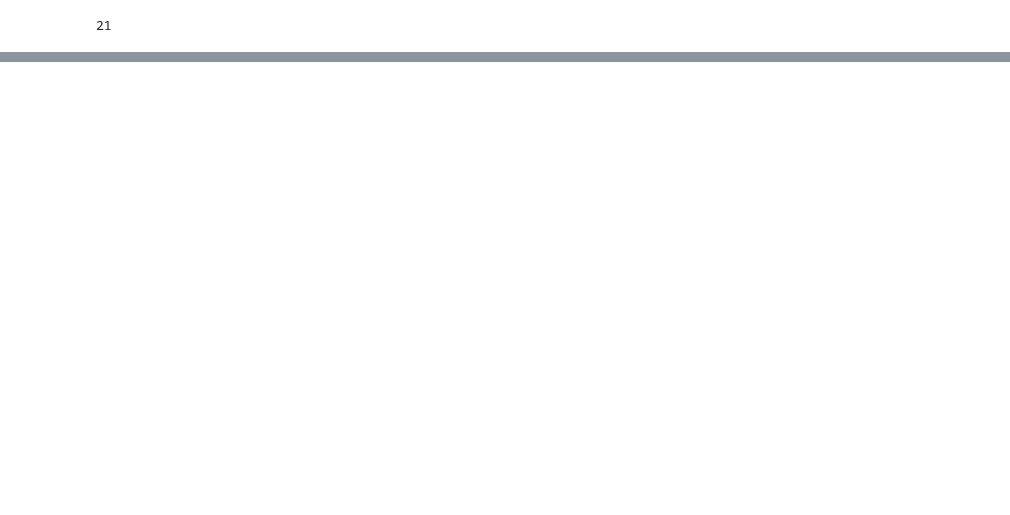
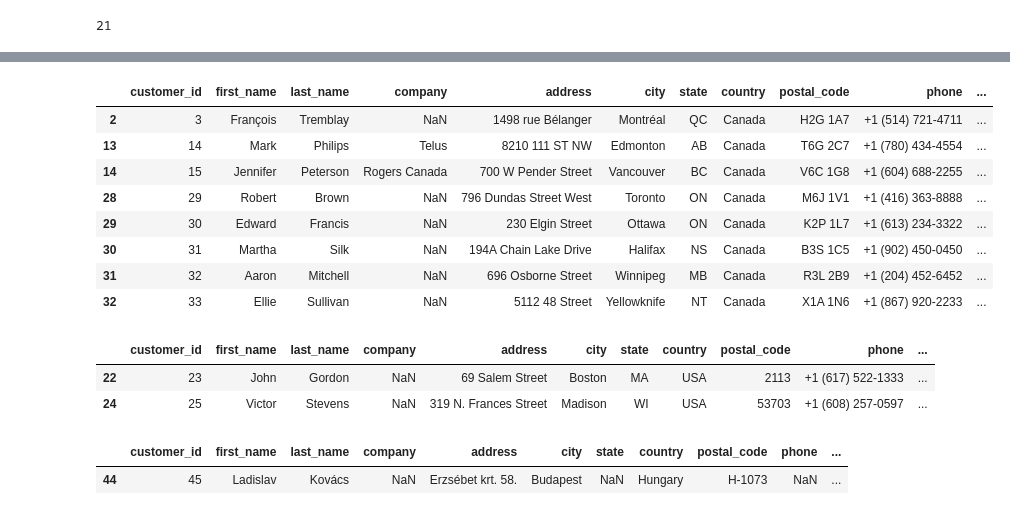
Before and after one commit to leventeblanar/Python_learn, a Jupyter notebook: Python_data_science/exercise.ipynb, the cells around one changed output, grey strips where cells are left out. Cells and saved outputs as stored; diff of their text form; code cells hidden in the pictures; blank space fills up the shorter version.

```diff
--- a/Python_data_science/exercise.ipynb
+++ b/Python_data_science/exercise.ipynb
@@ -551,0 +657,4 @@ df
+# %%
+df1['has_company'] = df1['company'].notna()
+
+df1
@@ -551,0 +679,23 @@ df
+# %%
+df1[df1['country'] == 'Canada']
+# %% [output]
+|  | customer_id | first_name | last_name | company | address | city | state | country | postal_code | phone | ... |
+| 2 | 3 | François | Tremblay | NaN | 1498 rue Bélanger | Montréal | QC | Canada | H2G 1A7 | +1 (514) 721-4711 | ... |
+| 13 | 14 | Mark | Philips | Telus | 8210 111 ST NW | Edmonton | AB | Canada | T6G 2C7 | +1 (780) 434-4554 | ... |
+| 14 | 15 | Jennifer | Peterson | Rogers Canada | 700 W Pender Street | Vancouver | BC | Canada | V6C 1G8 | +1 (604) 688-2255 | ... |
+| 28 | 29 | Robert | Brown | NaN | 796 Dundas Street West | Toronto | ON | Canada | M6J 1V1 | +1 (416) 363-8888 | ... |
+| 29 | 30 | Edward | Francis | NaN | 230 Elgin Street | Ottawa | ON | Canada | K2P 1L7 | +1 (613) 234-3322 | ... |
+| 30 | 31 | Martha | Silk | NaN | 194A Chain Lake Drive | Halifax | NS | Canada | B3S 1C5 | +1 (902) 450-0450 | ... |
+| 31 | 32 | Aaron | Mitchell | NaN | 696 Osborne Street | Winnipeg | MB | Canada | R3L 2B9 | +1 (204) 452-6452 | ... |
+| 32 | 33 | Ellie | Sullivan | NaN | 5112 48 Street | Yellowknife | NT | Canada | X1A 1N6 | +1 (867) 920-2233 | ... |
+# %%
+df1[df1['email'].str.endswith('yahoo.com')]
+# %% [output]
+|  | customer_id | first_name | last_name | company | address | city | state | country | postal_code | phone | ... |
+| 22 | 23 | John | Gordon | NaN | 69 Salem Street | Boston | MA | USA | 2113 | +1 (617) 522-1333 | ... |
+| 24 | 25 | Victor | Stevens | NaN | 319 N. Frances Street | Madison | WI | USA | 53703 | +1 (608) 257-0597 | ... |
+# %%
+df1[df1['phone'].isna()]
+# %% [output]
+|  | customer_id | first_name | last_name | company | address | city | state | country | postal_code | phone | ... |
+| 44 | 45 | Ladislav | Kovács | NaN | Erzsébet krt. 58. | Budapest | NaN | Hungary | H-1073 | NaN | ... |
```
Also changed, not shown: parts of 11 cells of this notebook, 3 other files.
